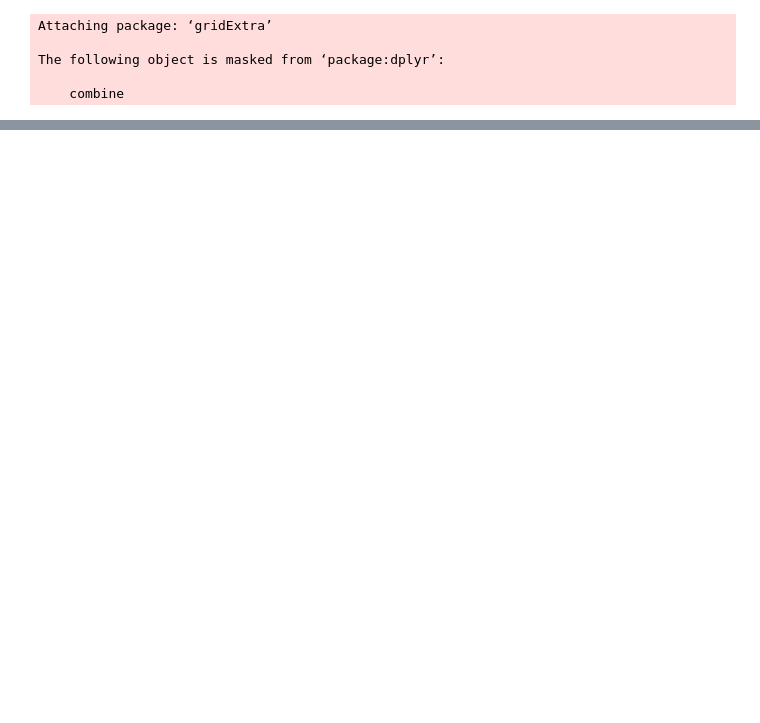
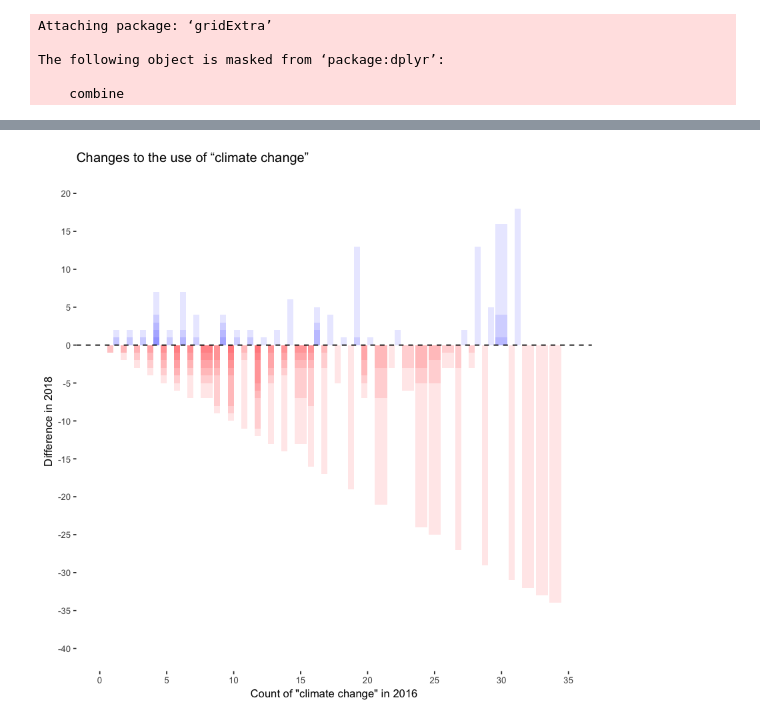
Before and after one commit to edgi-govdata-archiving/web_monitoring_research, a Jupyter notebook: term_analysis.ipynb, the cells around one changed output, grey strips where cells are left out. Drawn from its saved outputs; the diff is of its cells as text; code cells hidden in the pictures; blank space fills up the shorter version.

Commit message:
final pieces of data

```diff
--- a/term_analysis.ipynb
+++ b/term_analysis.ipynb
@@ -173,24 +208,30 @@ errors
 # %%
 ##### FIGURE 4
-# again, this could be done in a loop to compare multiple terms, but for our purposes, we'll look at "climate change"
-i=9
+# This could be done in a loop to compare multiple terms, but for our purposes, we'll look at "climate change"
+i=9 # "Climate Change"
 
-#"Delta chart" by term...FIGURE PG 14
-df<-data.frame(first[,i], second[,i])
+df<-data.frame(first[,i], second[,i]) # filter to only the Climate Change column, putting both Obama and Trump data in the same frame
 colnames(df)<-c("obama", "trump")
 change<-which(df$obama != 0 | df$trump != 0) #REMOVE ZEROS - we don't want to plot pages that didn't change
 df<-df[c(change),]
-df$change <- df$trump-df$obama
-df.unique<-df %>% group_by(obama, change)%>%mutate(chg = sum(change), count=n()) #%>%mutate(count = n()) # count of unique count pairings by URLs. (1,2 | 1,4 | 3,1 | etc.) How many of each change 1->2, 1->4, 3->1 are there?
+
+df$change <- df$trump-df$obama # Calculate a new column, the change between 2016 and 2018
+# count of unique count pairings by URLs. (1,2 | 1,4 | 3,1 | etc.) How many of each change 1->2, 1->4, 3->1 are there?
+df.unique<-df %>% group_by(obama, change)%>%mutate(chg = sum(change), count=n())
 df.unique<-unique(df.unique)
-pal <- c("red", "blue")
-p<-ggplot(df.unique, aes(obama, change, alpha=count, fill=change>0)) +
-geom_bar(stat='identity', position='dodge') +
-scale_fill_manual(values=pal) +
-labs(title = 'Changes to the use of “climate change”', x='Count of "climate change" in 2016', y='Difference in 2018')+
-theme(text=element_text(size=10), panel.grid.major = element_blank(), panel.grid.minor = element_blank(),
-        plot.background=element_rect(fill='white'), panel.background = element_rect(fill='white'),
-        legend.position="none", axis.line.x = element_line(colour = "black", size=0)) +
-scale_y_continuous(limits=c(-40,20), breaks=seq(-100, 80, 5)) +
-scale_x_continuous(limits=c(0,35), breaks=seq(0, 150, 5)) +
-geom_hline(yintercept=0, linetype="dashed", color = "black")
+
+pal <- c("red", "blue") # pallette for increases and decreases
+
+# Create the plot
+p <- ggplot(df.unique, aes(obama, change, alpha=count, fill=change>0)) +
+    geom_bar(stat='identity', position='dodge') +
+    scale_fill_manual(values=pal) +
+    labs(title = 'Changes to the use of “climate change”', x='Count of "climate change" in 2016', y='Difference in 2018')+
+    theme(text=element_text(size=10), panel.grid.major = element_blank(), panel.grid.minor = element_blank(),
+            plot.background=element_rect(fill='white'), panel.background = element_rect(fill='white'),
+            legend.position="none", axis.line.x = element_line(colour = "black", size=0)) +
+    scale_y_continuous(limits=c(-40,20), breaks=seq(-100, 80, 5)) +
+    scale_x_continuous(limits=c(0,35), breaks=seq(0, 150, 5)) +
+    geom_hline(yintercept=0, linetype="dashed", color = "black")
+p
+# %% [output]
@@ -197,3 +255,4 @@ geom_hline(yintercept=0, linetype="dashed", color = "black")
+[figure, added]
 # %%
 ##### FIGURE 5
 # again, this could be done in a loop to compare multiple terms, but for our purposes, we'll look at "climate change"
```
Also changed, not shown: parts of 14 cells of this notebook, 4 other files.
